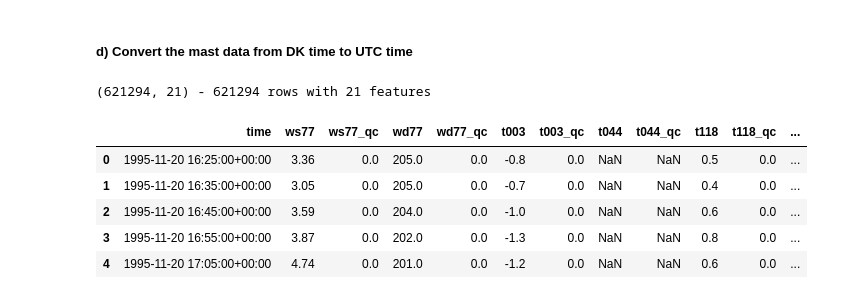
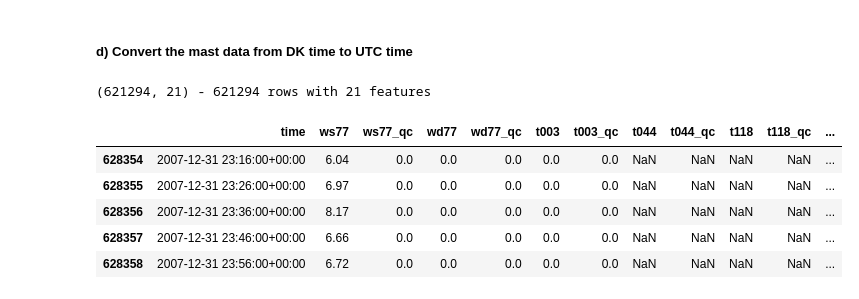
Before and after one commit to maxim-zavidei/viauc-mal1-a23, a Jupyter notebook: assignment3/assignment3-solution.ipynb, the cells around one changed output. Saved outputs shown, nothing was run; the diff lists cells and outputs as text; code cells hidden in the pictures.

```diff
--- a/assignment3/assignment3-solution.ipynb
+++ b/assignment3/assignment3-solution.ipynb
@@ -175,16 +175,19 @@ meso_clean_df.head()
 # %% [markdown]
 ##### d) Convert the mast data from DK time to UTC time
 # %%
+meso_clean_df['TIMESTAMP'] = meso_clean_df['TIMESTAMP'].apply(lambda x: pd.to_datetime(x)).dt.tz_localize('UTC')
+
+mast_clean_df['time'] = mast_clean_df['time'].dt.tz_localize('UTC')
 mast_clean_df['time'] = mast_clean_df['time'].dt.tz_convert('Europe/Copenhagen')
 mast_clean_df['time'] = mast_clean_df['time'].dt.tz_convert('UTC')
 
 print(mast_clean_df.shape, f"- {mast_clean_df.shape[0]} rows with {mast_clean_df.shape[1]} features")
-mast_clean_df.head()
+mast_clean_df.tail()
 # %% [output]
 (621294, 21) - 621294 rows with 21 features
 |  | time | ws77 | ws77_qc | wd77 | wd77_qc | t003 | t003_qc | t044 | t044_qc | t118 | t118_qc | ... |
-| 0 | 1995-11-20 16:25:00+00:00 | 3.36 | 0.0 | 205.0 | 0.0 | -0.8 | 0.0 | NaN | NaN | 0.5 | 0.0 | ... |
-| 1 | 1995-11-20 16:35:00+00:00 | 3.05 | 0.0 | 205.0 | 0.0 | -0.7 | 0.0 | NaN | NaN | 0.4 | 0.0 | ... |
-| 2 | 1995-11-20 16:45:00+00:00 | 3.59 | 0.0 | 204.0 | 0.0 | -1.0 | 0.0 | NaN | NaN | 0.6 | 0.0 | ... |
-| 3 | 1995-11-20 16:55:00+00:00 | 3.87 | 0.0 | 202.0 | 0.0 | -1.3 | 0.0 | NaN | NaN | 0.8 | 0.0 | ... |
-| 4 | 1995-11-20 17:05:00+00:00 | 4.74 | 0.0 | 201.0 | 0.0 | -1.2 | 0.0 | NaN | NaN | 0.6 | 0.0 | ... |
+| 628354 | 2007-12-31 23:16:00+00:00 | 6.04 | 0.0 | 0.0 | 0.0 | 0.0 | 0.0 | NaN | NaN | NaN | NaN | ... |
+| 628355 | 2007-12-31 23:26:00+00:00 | 6.97 | 0.0 | 0.0 | 0.0 | 0.0 | 0.0 | NaN | NaN | NaN | NaN | ... |
+| 628356 | 2007-12-31 23:36:00+00:00 | 8.17 | 0.0 | 0.0 | 0.0 | 0.0 | 0.0 | NaN | NaN | NaN | NaN | ... |
+| 628357 | 2007-12-31 23:46:00+00:00 | 6.66 | 0.0 | 0.0 | 0.0 | 0.0 | 0.0 | NaN | NaN | NaN | NaN | ... |
+| 628358 | 2007-12-31 23:56:00+00:00 | 6.72 | 0.0 | 0.0 | 0.0 | 0.0 | 0.0 | NaN | NaN | NaN | NaN | ... |
```
Also changed, not shown: parts of 4 cells of this notebook, 1 other file.
